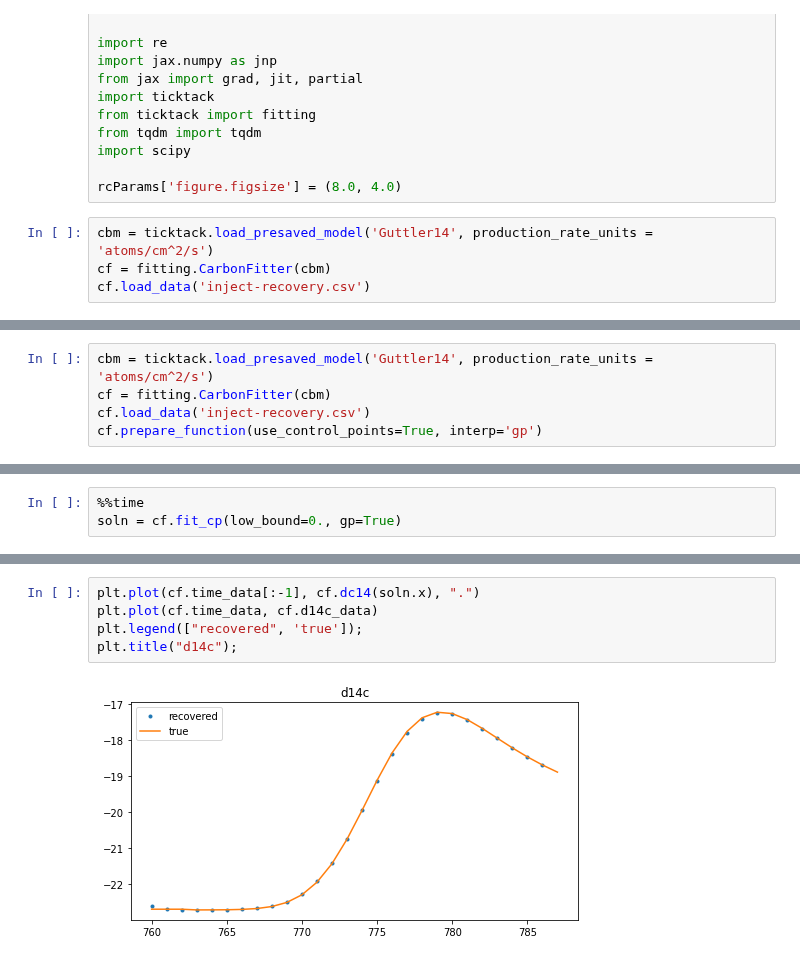
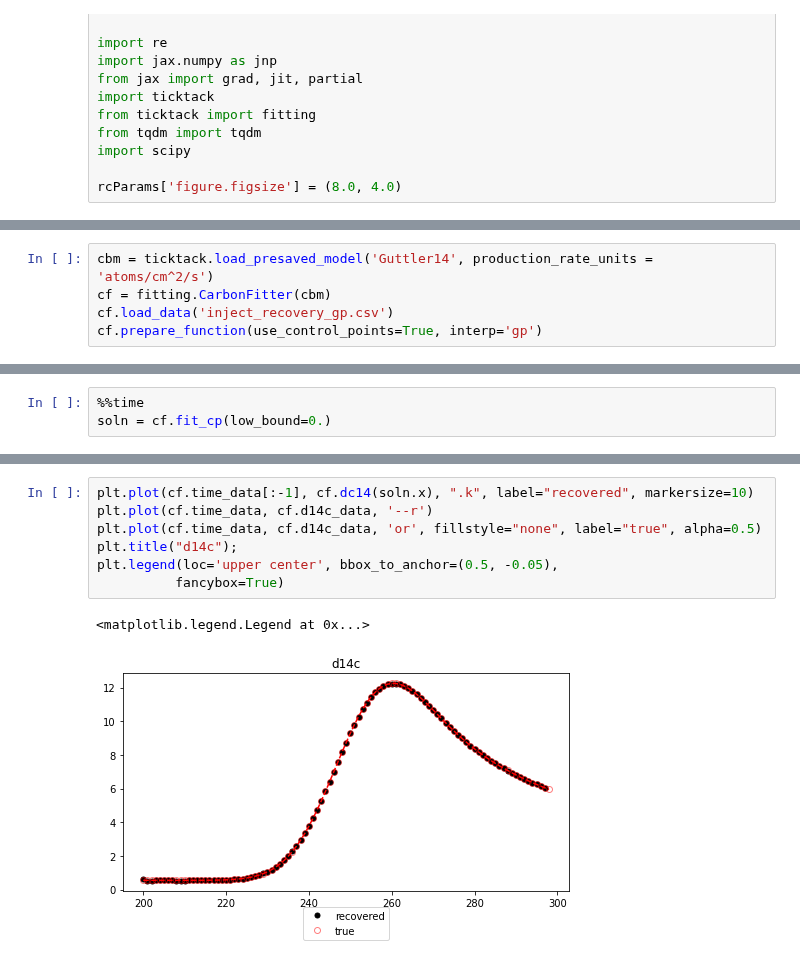
Before and after one commit to SharmaLlama/ticktack, a Jupyter notebook: notebooks/cp_injection_recovery_gaussian_gp.ipynb, the cells around one changed output, grey strips where cells are left out. Drawn from its saved outputs; the diff is of its cells as text.

```diff
--- a/notebooks/cp_injection_recovery_gaussian_gp.ipynb
+++ b/notebooks/cp_injection_recovery_gaussian_gp.ipynb
@@ -14,7 +14,3 @@ from tqdm import tqdm
 import scipy
 
 rcParams['figure.figsize'] = (8.0, 4.0)
-# %%
-cbm = ticktack.load_presaved_model('Guttler14', production_rate_units = 'atoms/cm^2/s')
-cf = fitting.CarbonFitter(cbm)
-cf.load_data('inject-recovery.csv')
@@ -29,5 +17,5 @@ def gauss(t):
 # %%
 cbm = ticktack.load_presaved_model('Guttler14', production_rate_units = 'atoms/cm^2/s')
 cf = fitting.CarbonFitter(cbm)
-cf.load_data('inject-recovery.csv')
+cf.load_data('inject_recovery_gp.csv')
 cf.prepare_function(use_control_points=True, interp='gp')
@@ -34,4 +37,4 @@ cf.prepare_function(use_control_points=True, interp='gp')
 # %%
 %%time
-soln = cf.fit_cp(low_bound=0., gp=True)
+soln = cf.fit_cp(low_bound=0.)
 # %% [output]
@@ -67,7 +72,10 @@ plt.legend(["recovered", "true"]);
 # %%
-plt.plot(cf.time_data[:-1], cf.dc14(soln.x), ".")
-plt.plot(cf.time_data, cf.d14c_data)
-plt.legend(["recovered", 'true']);
+plt.plot(cf.time_data[:-1], cf.dc14(soln.x), ".k", label="recovered", markersize=10)
+plt.plot(cf.time_data, cf.d14c_data, '--r')
+plt.plot(cf.time_data, cf.d14c_data, 'or', fillstyle="none", label="true", alpha=0.5)
 plt.title("d14c");
+plt.legend(loc='upper center', bbox_to_anchor=(0.5, -0.05),
+          fancybox=True)
 # %% [output]
+<matplotlib.legend.Legend at 0x...>
-[figure, old version]
+[figure, new version]
```
Also changed, not shown: parts of 9 cells of this notebook, 23 other files.
